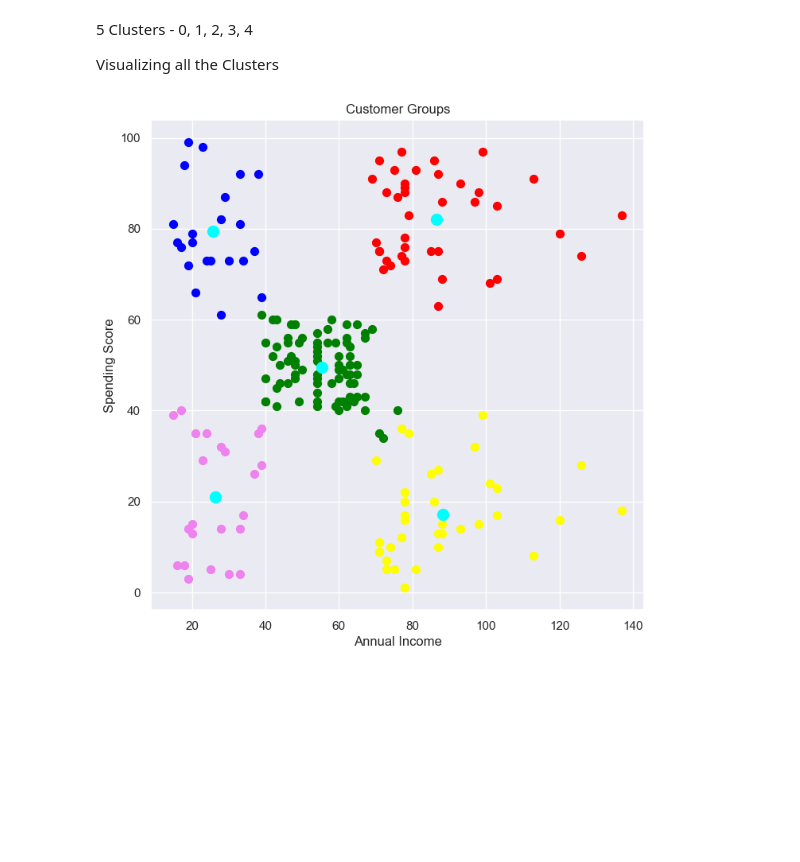
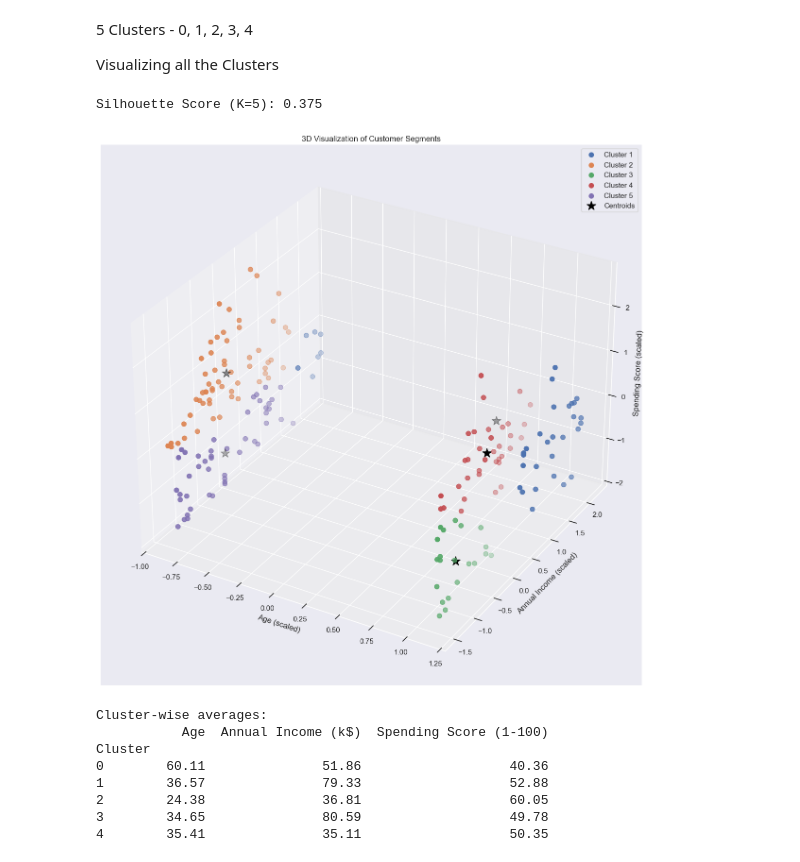
Before and after one commit to mehwish16/Customer-Segmentation, a Jupyter notebook: Customer Segmentation.ipynb, the cells around one changed output. Cells and saved outputs as stored; diff of their text form; code cells hidden in the pictures; blank space fills up the shorter version.

```diff
--- a/Customer Segmentation.ipynb
+++ b/Customer Segmentation.ipynb
@@ -115,22 +174,47 @@ print(Y)
 5 Clusters - 0, 1, 2, 3, 4
 
 Visualizing all the Clusters
-# %%
-# plotting all the clusters and their Centroids
-
-plt.figure(figsize=(8,8))
-plt.scatter(X[Y==0,0], X[Y==0,1], s=50, c='green', label='Cluster 1')
-plt.scatter(X[Y==1,0], X[Y==1,1], s=50, c='red', label='Cluster 2')
-plt.scatter(X[Y==2,0], X[Y==2,1], s=50, c='yellow', label='Cluster 3')
-plt.scatter(X[Y==3,0], X[Y==3,1], s=50, c='violet', label='Cluster 4')
-plt.scatter(X[Y==4,0], X[Y==4,1], s=50, c='blue', label='Cluster 5')
-
-# plot the centroids
-plt.scatter(kmeans.cluster_centers_[:,0], kmeans.cluster_centers_[:,1], s=100, c='cyan', label='Centroids')
-
-plt.title('Customer Groups')
-plt.xlabel('Annual Income')
-plt.ylabel('Spending Score')
-plt.show()
-# %% [output]
-[figure, removed]
+# %%
+sil = silhouette_score(X_scaled, Y)
+print(f"\nSilhouette Score (K={optimal_k}): {sil:.3f}")
+# %% [output]
+Silhouette Score (K=5): 0.375
+# %%
+fig = plt.figure(figsize=(15,12))
+ax = fig.add_subplot(111, projection="3d")
+
+# Plot each cluster
+for c in range(optimal_k):
+    ax.scatter(
+        X_scaled[Y == c, 0],
+        X_scaled[Y == c, 1],
+        X_scaled[Y == c, 2],
+        s=50,
+        label=f"Cluster {c+1}",
+    )
+
+# Plot centroids
+centers = kmeans.cluster_centers_
+ax.scatter(centers[:,0], centers[:,1], centers[:,2], s=200,c='black', marker="*", label="Centroids")
+
+ax.set_title("3D Visualization of Customer Segments")
+ax.set_xlabel("Age (scaled)")
+ax.set_ylabel("Annual Income (scaled)")
+ax.set_zlabel("Spending Score (scaled)")
+ax.legend()
+plt.tight_layout()
+plt.show()
+
+# Cluster Summary
+print("\nCluster-wise averages:")
+print(df.groupby("Cluster")[features].mean().round(2))
+# %% [output]
+[figure, added]
+Cluster-wise averages:
+           Age  Annual Income (k$)  Spending Score (1-100)
+Cluster
+0        60.11               51.86                   40.36
+1        36.57               79.33                   52.88
+2        24.38               36.81                   60.05
+3        34.65               80.59                   49.78
+4        35.41               35.11                   50.35
```
Also changed, not shown: parts of 14 cells of this notebook.
